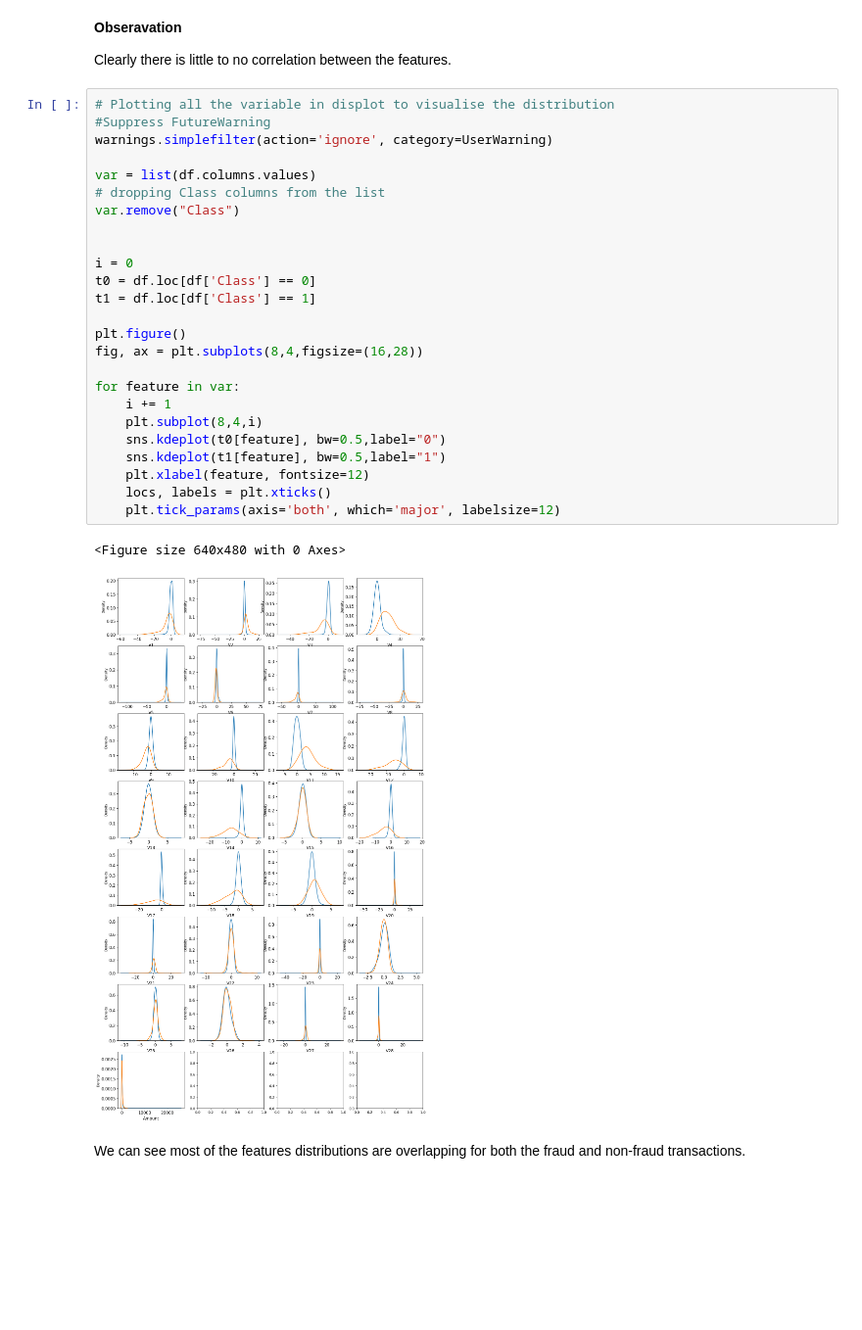
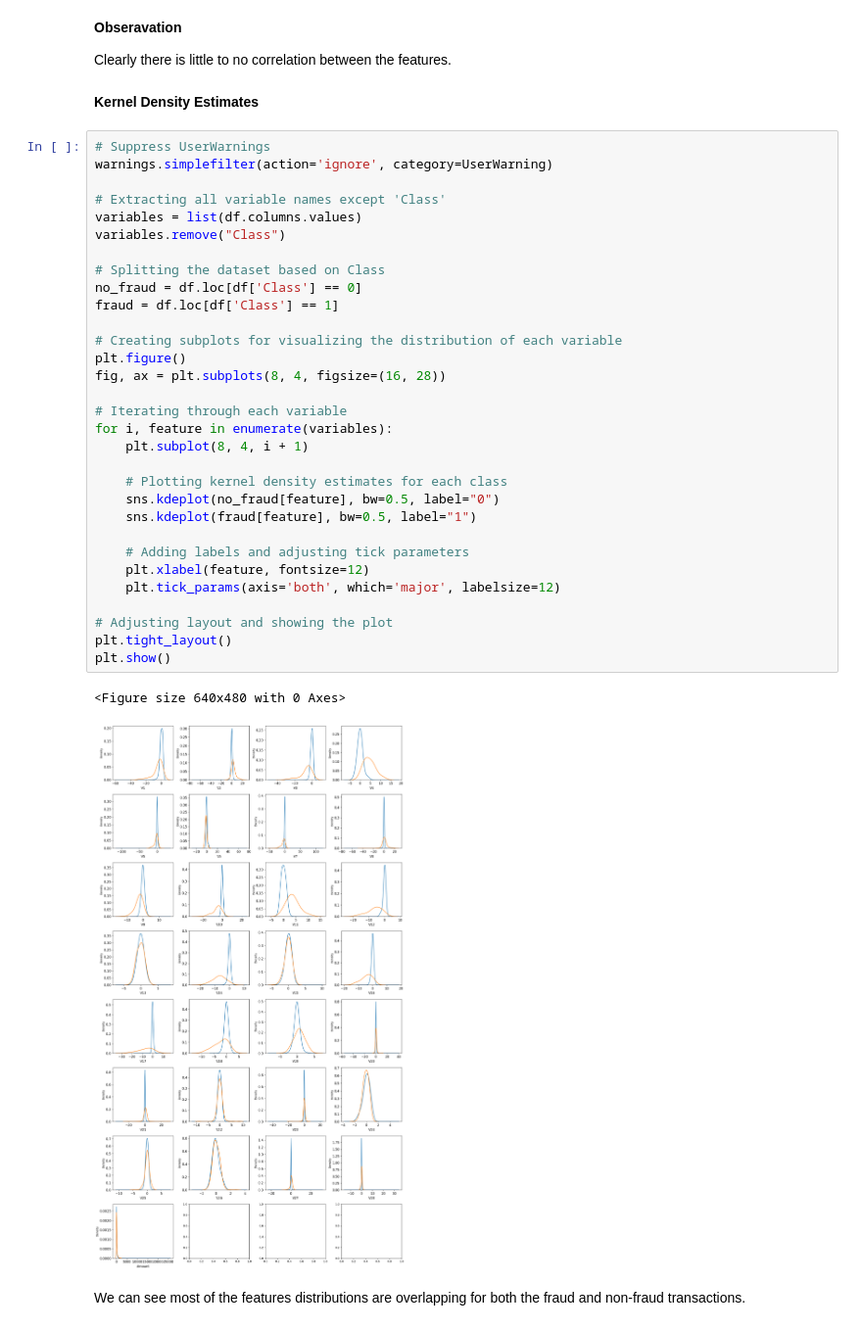
Before and after one commit to MercyKiragu/SAFESWIPE, a Jupyter notebook: notebook.ipynb, the cells around one changed output. Shown at 98% size. Saved outputs shown, nothing was run; the diff lists cells and outputs as text; blank space fills up the shorter version.

```diff
--- a/notebook.ipynb
+++ b/notebook.ipynb
@@ -388,34 +411,42 @@ plt.show()
 **Obseravation**
 
 Clearly there is little to no correlation between the features.
+# %% [markdown]
+**Kernel Density Estimates**
 # %%
-# Plotting all the variable in displot to visualise the distribution
-#Suppress FutureWarning
+# Suppress UserWarnings
 warnings.simplefilter(action='ignore', category=UserWarning)
 
-var = list(df.columns.values)
-# dropping Class columns from the list
-var.remove("Class")
+# Extracting all variable names except 'Class'
+variables = list(df.columns.values)
+variables.remove("Class")
 
+# Splitting the dataset based on Class
+no_fraud = df.loc[df['Class'] == 0]
+fraud = df.loc[df['Class'] == 1]
 
-i = 0
-t0 = df.loc[df['Class'] == 0]
-t1 = df.loc[df['Class'] == 1]
+# Creating subplots for visualizing the distribution of each variable
+plt.figure()
+fig, ax = plt.subplots(8, 4, figsize=(16, 28))
 
-plt.figure()
-fig, ax = plt.subplots(8,4,figsize=(16,28))
+# Iterating through each variable
+for i, feature in enumerate(variables):
+    plt.subplot(8, 4, i + 1)
 
-for feature in var:
-    i += 1
-    plt.subplot(8,4,i)
-    sns.kdeplot(t0[feature], bw=0.5,label="0")
-    sns.kdeplot(t1[feature], bw=0.5,label="1")
+    # Plotting kernel density estimates for each class
+    sns.kdeplot(no_fraud[feature], bw=0.5, label="0")
+    sns.kdeplot(fraud[feature], bw=0.5, label="1")
+
+    # Adding labels and adjusting tick parameters
     plt.xlabel(feature, fontsize=12)
-    locs, labels = plt.xticks()
     plt.tick_params(axis='both', which='major', labelsize=12)
+
+# Adjusting layout and showing the plot
+plt.tight_layout()
+plt.show()
 # %% [output]
 <Figure size 640x480 with 0 Axes>
-[figure, old version]
+[figure, new version]
 # %% [markdown]
 We can see most of the features distributions are overlapping for both the fraud and non-fraud transactions.
 # %% [markdown]
```
Also changed, not shown: parts of 64 cells of this notebook, 2 other files.
